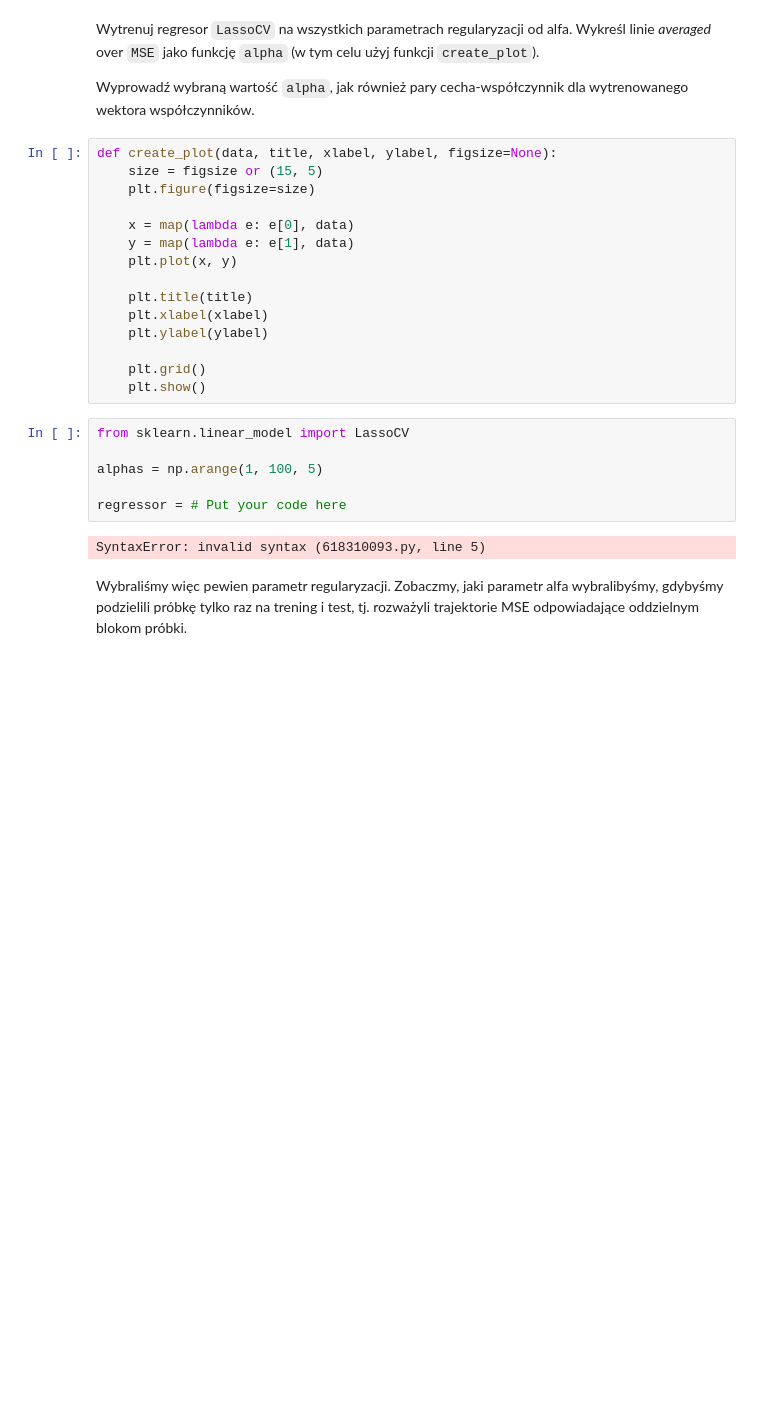
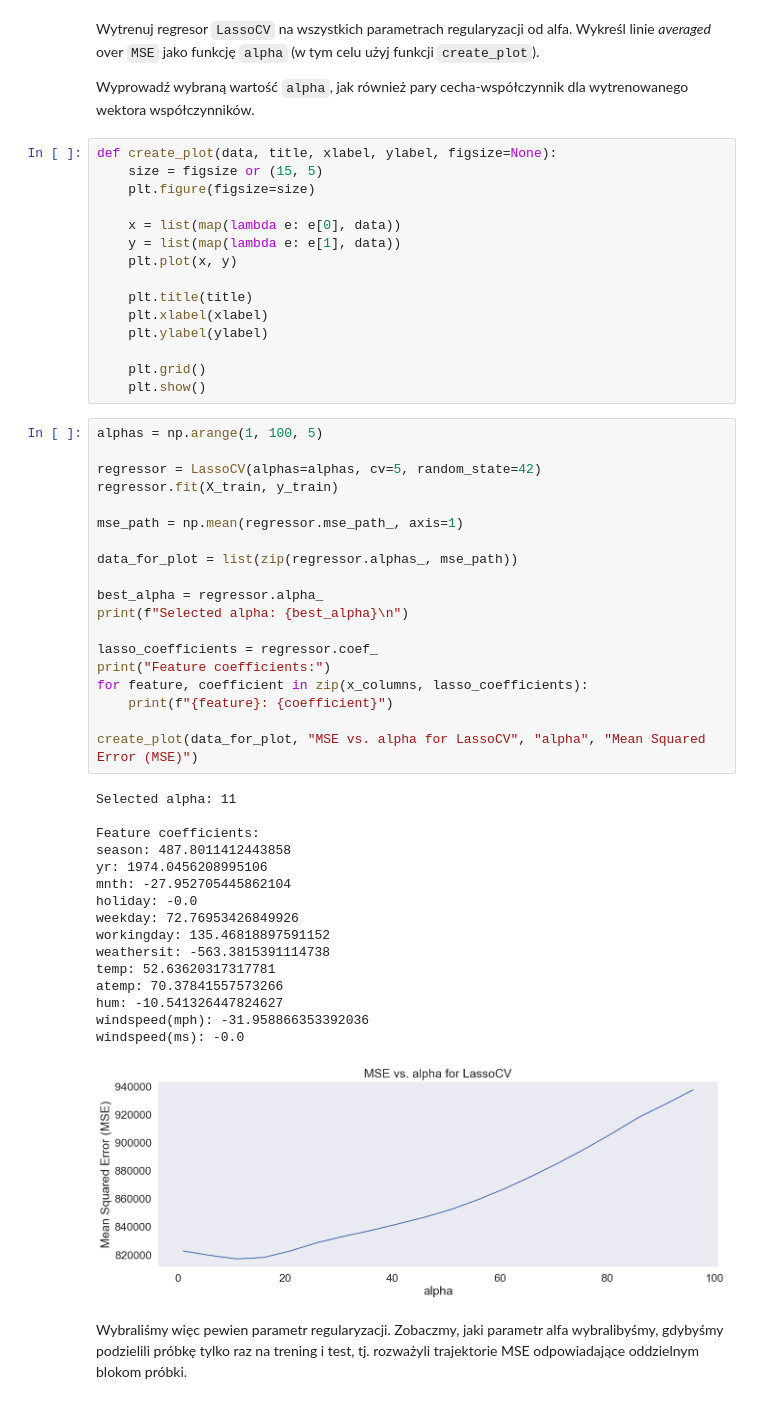
Before and after one commit to OlekKruh/Homework_04, a Jupyter notebook: OverfittingHomeWork.ipynb, the cells around one changed output. Saved outputs shown, nothing was run; the diff lists cells and outputs as text; blank space fills up the shorter version.

```diff
--- a/OverfittingHomeWork.ipynb
+++ b/OverfittingHomeWork.ipynb
@@ -426,8 +427,8 @@ def create_plot(data, title, xlabel, ylabel, figsize=None):
     size = figsize or (15, 5)
     plt.figure(figsize=size)
 
-    x = map(lambda e: e[0], data)
-    y = map(lambda e: e[1], data)
+    x = list(map(lambda e: e[0], data))
+    y = list(map(lambda e: e[1], data))
     plt.plot(x, y)
 
     plt.title(title)
@@ -436,14 +437,42 @@ def create_plot(data, title, xlabel, ylabel, figsize=None):
 
     plt.grid()
     plt.show()
-# %%
-from sklearn.linear_model import LassoCV
-
-alphas = np.arange(1, 100, 5)
-
-regressor = # Put your code here
-# %% [output]
-SyntaxError: invalid syntax (618310093.py, line 5)
+# %%
+alphas = np.arange(1, 100, 5)
+
+regressor = LassoCV(alphas=alphas, cv=5, random_state=42)
+regressor.fit(X_train, y_train)
+
+mse_path = np.mean(regressor.mse_path_, axis=1)
+
+data_for_plot = list(zip(regressor.alphas_, mse_path))
+
+best_alpha = regressor.alpha_
+print(f"Selected alpha: {best_alpha}\n")
+
+lasso_coefficients = regressor.coef_
+print("Feature coefficients:")
+for feature, coefficient in zip(x_columns, lasso_coefficients):
+    print(f"{feature}: {coefficient}")
+
+create_plot(data_for_plot, "MSE vs. alpha for LassoCV", "alpha", "Mean Squared Error (MSE)")
+# %% [output]
+Selected alpha: 11
+
+Feature coefficients:
+season: 487.8011412443858
+yr: 1974.0456208995106
+mnth: -27.952705445862104
+holiday: -0.0
+weekday: 72.76953426849926
+workingday: 135.46818897591152
+weathersit: -563.3815391114738
+temp: 52.63620317317781
+atemp: 70.37841557573266
+hum: -10.541326447824627
+windspeed(mph): -31.958866353392036
+windspeed(ms): -0.0
+[figure, added]
 # %% [markdown]
 Wybraliśmy więc pewien parametr regularyzacji. Zobaczmy, jaki parametr alfa wybralibyśmy, gdybyśmy podzielili próbkę tylko raz na trening i test, tj. rozważyli trajektorie MSE odpowiadające oddzielnym blokom próbki.
 # %% [markdown]
```
Also changed, not shown: parts of 10 cells of this notebook.
